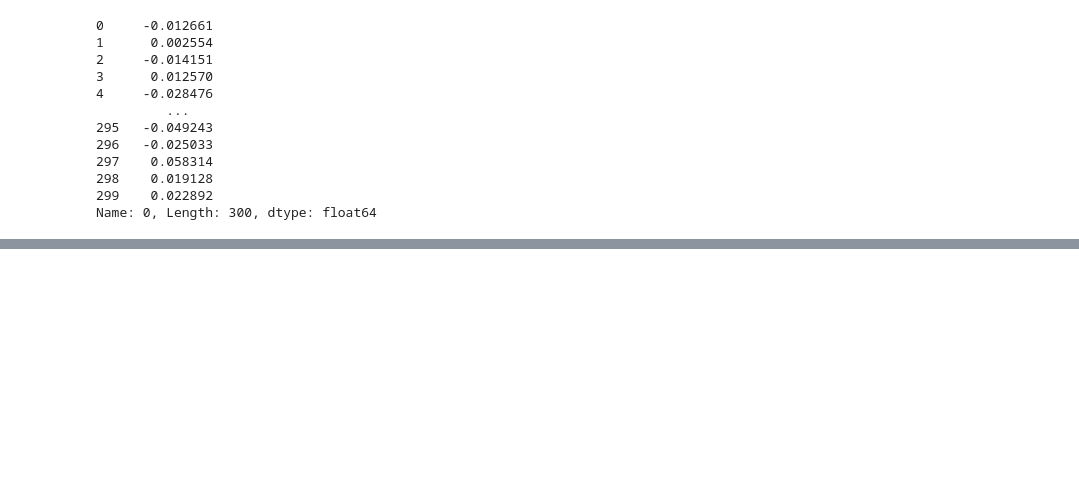
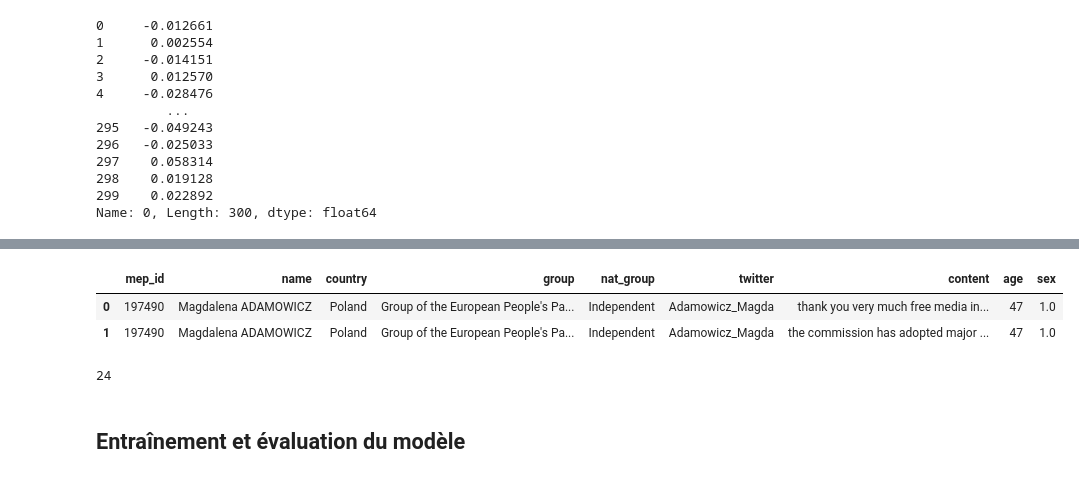
Before and after one commit to simonjpastor/delphes, a Jupyter notebook: notebooks/pierre_notebooks/pierre_preprocessing.ipynb, the cells around one changed output, grey strips where cells are left out. Drawn from its saved outputs; the diff is of its cells as text; code cells hidden in the pictures; blank space fills up the shorter version.

```diff
--- a/notebooks/pierre_notebooks/pierre_preprocessing.ipynb
+++ b/notebooks/pierre_notebooks/pierre_preprocessing.ipynb
@@ -666,0 +737,3 @@ def predict_tweet(df, model, n_tweet, by_tweet = False):
+# %%
+for i in range(85000,85300):
+    print(predict_tweet(all_countries.reset_index(), model, i))
@@ -690,0 +871,17 @@ array([[-0.02825846, -0.00807517,  0.00644887, ..., -0.03742201,
+# %%
+real_dict_femme = {key:name for key,name in enumerate(tweet_df.name)}
+reel_list_femme = []
+for i in key_femme:
+    reel_list_femme.append(real_dict_femme[i])
+ll = [1] * len(key_femme)
+dict_femme = {name:key for name, key in zip(reel_list_femme,ll)}
+for name in all_countries['name'].unique():
+    if name in dict_femme.keys():
+        wonderful_df["sex"] = wonderful_df['name'].map(dict_femme)
+wonderful_df['sex'] = wonderful_df['sex'].fillna(0)
+# %%
+wonderful_df.head(2)
+# %% [output]
+|  | mep_id | name | country | group | nat_group | twitter | content | age | sex |
+| 0 | 197490 | Magdalena ADAMOWICZ | Poland | Group of the European People's Pa... | Independent | Adamowicz_Magda | thank you very much free media in... | 47 | 1.0 |
+| 1 | 197490 | Magdalena ADAMOWICZ | Poland | Group of the European People's Pa... | Independent | Adamowicz_Magda | the commission has adopted major ... | 47 | 1.0 |
@@ -690,0 +897,4 @@ array([[-0.02825846, -0.00807517,  0.00644887, ..., -0.03742201,
+# %%
+len(clean_df['content'][3].split())
+# %% [output]
+24
@@ -690,0 +933,2 @@ array([[-0.02825846, -0.00807517,  0.00644887, ..., -0.03742201,
+# %% [markdown]
+## Entraînement et évaluation du modèle
```
Also changed, not shown: parts of 51 cells of this notebook, 2 other files.
